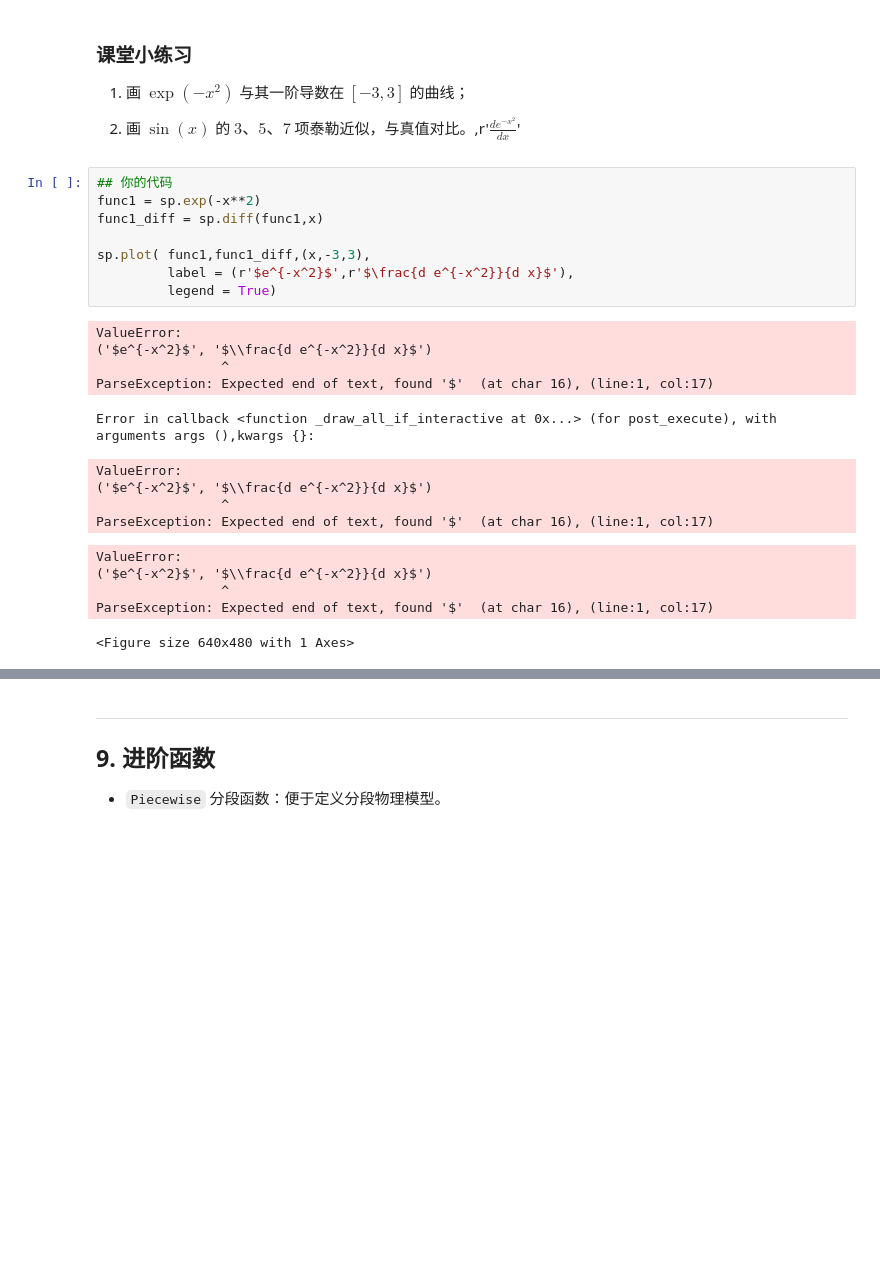
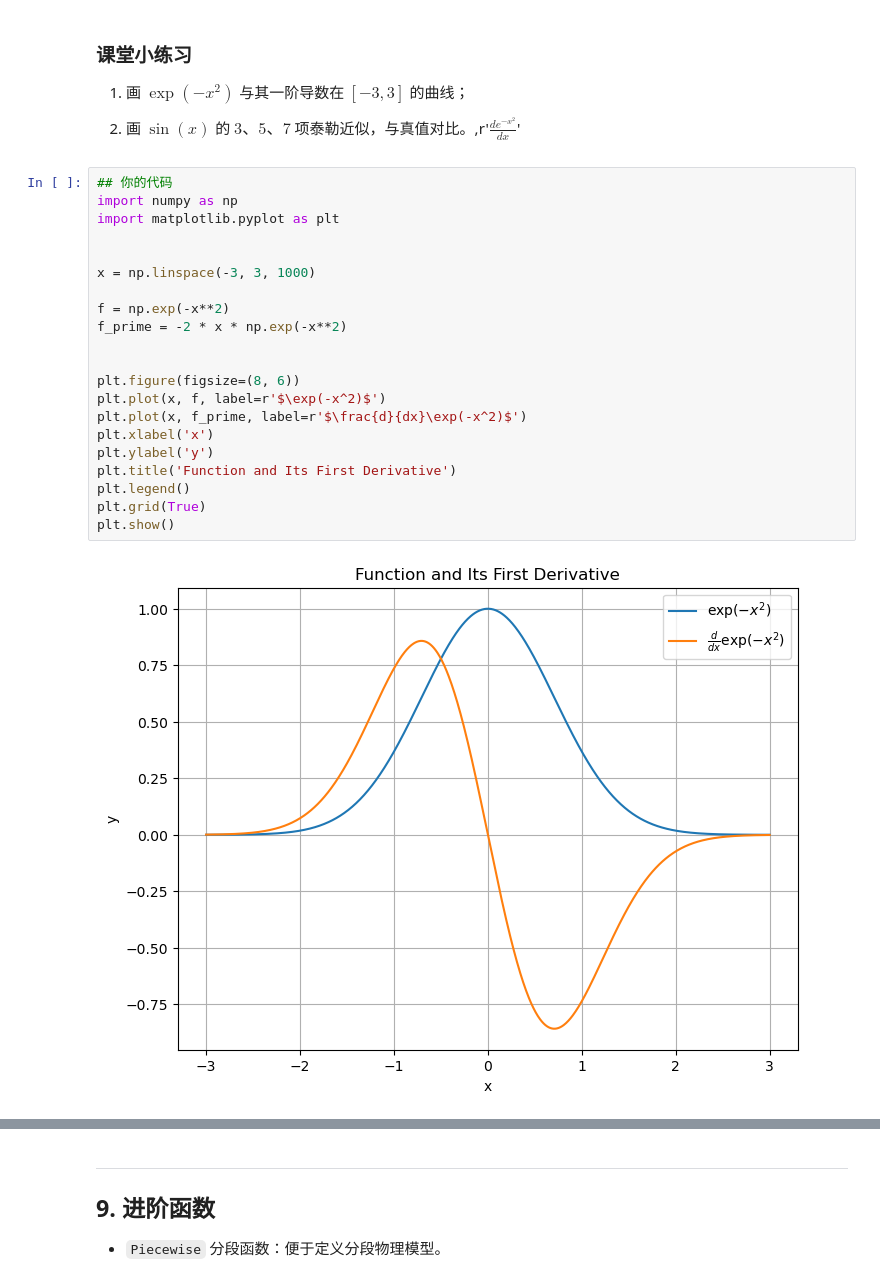
Before and after one commit to Bonnierubi/CP_Assign_236000252, a Jupyter notebook: Python_3_Sympy.ipynb, the cells around one changed output, grey strips where cells are left out. Drawn from its saved outputs; the diff is of its cells as text; blank space fills up the shorter version.

```diff
--- a/Python_3_Sympy.ipynb
+++ b/Python_3_Sympy.ipynb
@@ -1494,24 +1618,24 @@ p.save('sympy_plot.png')   # 保存为 PNG（也支持 .pdf 等）pdf是矢量
 2. 画 $\sin(x)$ 的 $3、5、7$ 项泰勒近似，与真值对比。,r'$\frac{d e^{-x^2}}{d x}$'
 # %%
 ## 你的代码
-func1 = sp.exp(-x**2)
-func1_diff = sp.diff(func1,x)
+import numpy as np
+import matplotlib.pyplot as plt
 
-sp.plot( func1,func1_diff,(x,-3,3),
-         label = (r'$e^{-x^2}$',r'$\frac{d e^{-x^2}}{d x}$'),
-         legend = True)
+
+x = np.linspace(-3, 3, 1000)
+
+f = np.exp(-x**2)
+f_prime = -2 * x * np.exp(-x**2)
+
+
+plt.figure(figsize=(8, 6))
+plt.plot(x, f, label=r'$\exp(-x^2)$')
+plt.plot(x, f_prime, label=r'$\frac{d}{dx}\exp(-x^2)$')
+plt.xlabel('x')
+plt.ylabel('y')
+plt.title('Function and Its First Derivative')
+plt.legend()
+plt.grid(True)
+plt.show()
 # %% [output]
-ValueError:
-('$e^{-x^2}$', '$\\frac{d e^{-x^2}}{d x}$')
-                ^
-ParseException: Expected end of text, found '$'  (at char 16), (line:1, col:17)
-Error in callback <function _draw_all_if_interactive at 0x...> (for post_execute), with arguments args (),kwargs {}:
-ValueError:
-('$e^{-x^2}$', '$\\frac{d e^{-x^2}}{d x}$')
-                ^
-ParseException: Expected end of text, found '$'  (at char 16), (line:1, col:17)
-ValueError:
-('$e^{-x^2}$', '$\\frac{d e^{-x^2}}{d x}$')
-                ^
-ParseException: Expected end of text, found '$'  (at char 16), (line:1, col:17)
-<Figure size 640x480 with 1 Axes>
+[figure, added]
```
Also changed, not shown: parts of 9 cells of this notebook, 4 other files.
